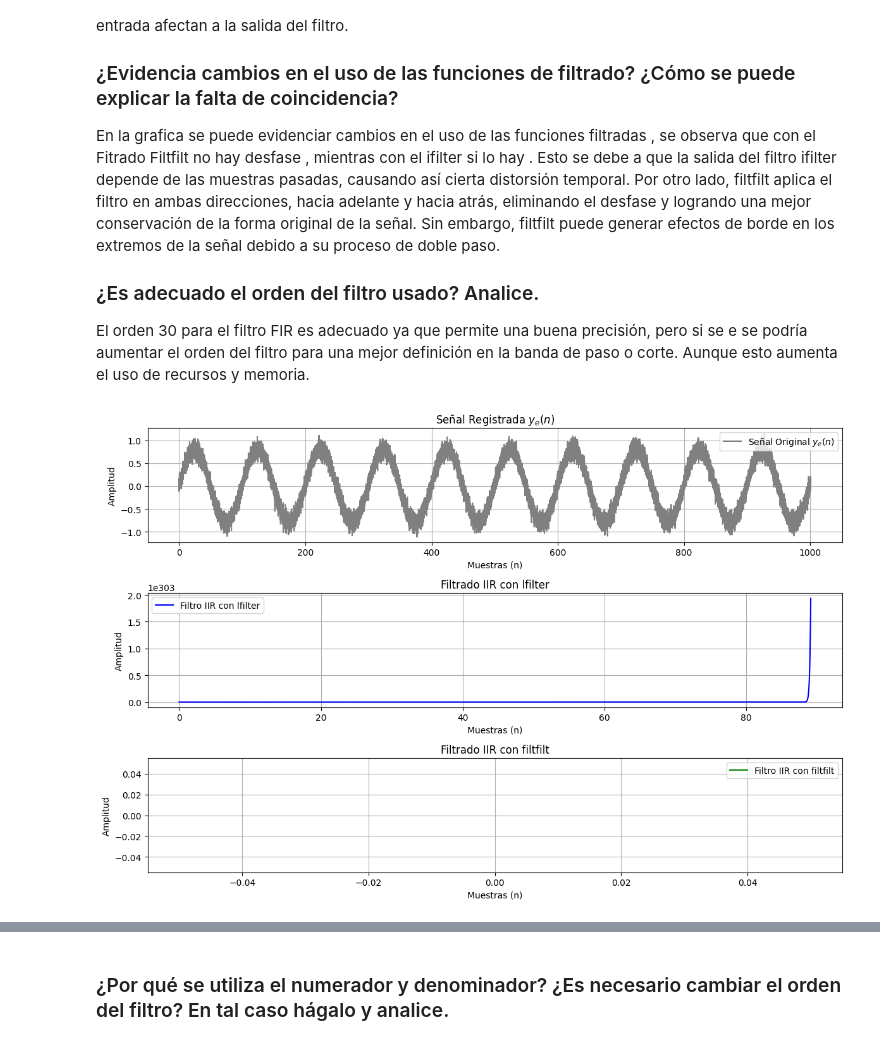
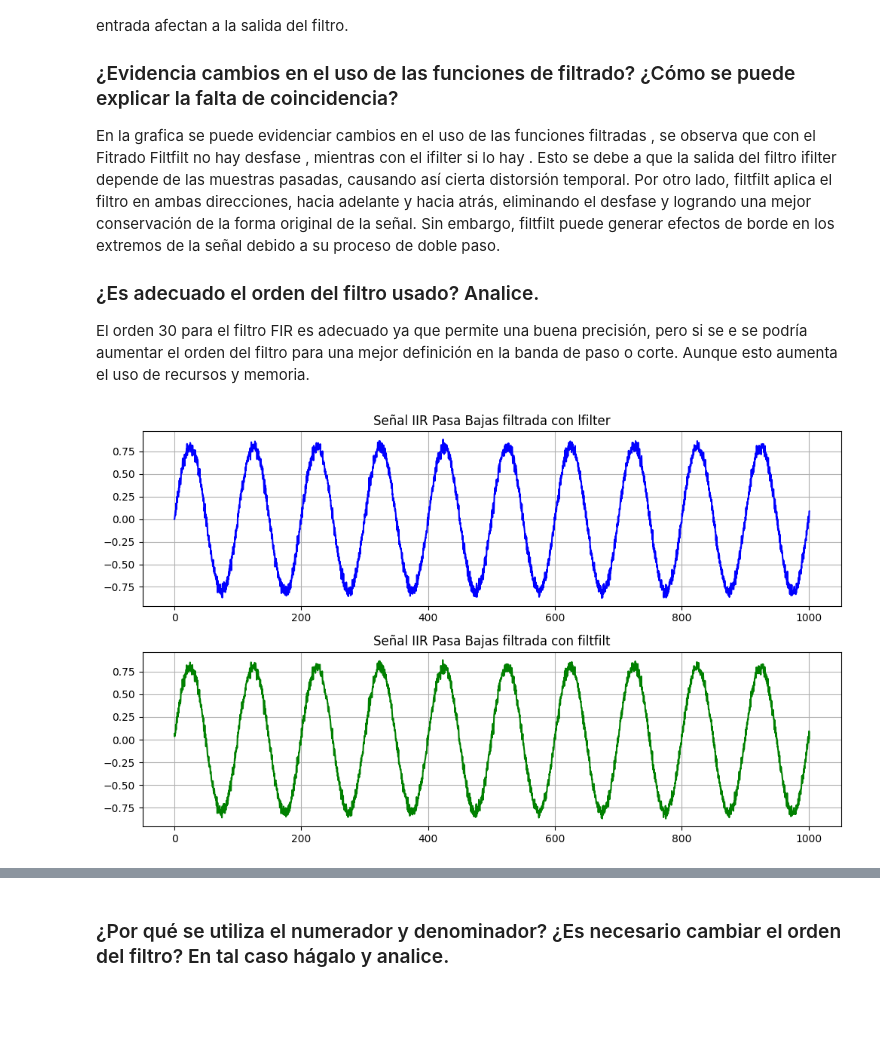
Before and after one commit to juandayo001/Biose-ales_20242, a Jupyter notebook: Practica6.ipynb, the cells around one changed output, grey strips where cells are left out. Cells and saved outputs as stored; diff of their text form; code cells hidden in the pictures; blank space fills up the shorter version.

```diff
--- a/Practica6.ipynb
+++ b/Practica6.ipynb
@@ -249,41 +306,28 @@ En la grafica se puede evidenciar cambios en el uso de las funciones filtradas ,
 
 ### ¿Es adecuado el orden del filtro usado? Analice.
 El orden 30 para el filtro FIR es adecuado ya que permite una buena precisión, pero si se e se podría aumentar el orden del filtro para una mejor definición en la banda de paso o corte. Aunque esto aumenta el uso de recursos y memoria.
-# %%
-# Filtrado IIR usando lfilter
-y_e_iir_low_lfilter = lfilter(b_iir_low, a_iir_low, y_e)
-
-# Filtrado IIR usando filtfilt
-y_e_iir_low_filtfilt = signal.filtfilt(b_iir_low, a_iir_low, y_e)
-
-# Gráficas para el filtro IIR
-plt.figure(figsize=(12, 8))
-
-plt.subplot(3, 1, 1)
-plt.plot(n, y_e, label='Señal Original $y_e(n)$', color='gray')
-plt.title('Señal Registrada $y_e(n)$')
-plt.xlabel('Muestras (n)')
-plt.ylabel('Amplitud')
-plt.grid()
-plt.legend()
-
-plt.subplot(3, 1, 2)
-plt.plot(n, y_e_iir_low_lfilter, label='Filtro IIR con lfilter', color='blue')
-plt.title('Filtrado IIR con lfilter')
-plt.xlabel('Muestras (n)')
-plt.ylabel('Amplitud')
-plt.grid()
-plt.legend()
-
-plt.subplot(3, 1, 3)
-plt.plot(n, y_e_iir_low_filtfilt, label='Filtro IIR con filtfilt', color='green')
-plt.title('Filtrado IIR con filtfilt')
-plt.xlabel('Muestras (n)')
-plt.ylabel('Amplitud')
-plt.grid()
-plt.legend()
-
-plt.tight_layout()
-plt.show()
-# %% [output]
-[figure, removed]
+# %%
+# Diseño del filtro IIR Pasa Bajas
+iir_lowpass = iirfilter(ordenIIR, wn1, btype='low', ftype='butter')
+
+# Filtrado usando lfilter y filtfilt (filtro IIR pasa bajas)
+ye_n_iir_lowpass_lfilter = lfilter(iir_lowpass[0], iir_lowpass[1], y_e)
+ye_n_iir_lowpass_filtfilt = filtfilt(iir_lowpass[0], iir_lowpass[1], y_e)
+
+# Gráfica de las señales filtradas IIR con lfilter y filtfilt
+plt.figure(figsize=(10, 6))
+
+plt.subplot(2, 1, 1)
+plt.plot(n, ye_n_iir_lowpass_lfilter, label='lfilter (Pasa Bajas IIR)', color='blue')
+plt.title('Señal IIR Pasa Bajas filtrada con lfilter')
+plt.grid(True)
+
+plt.subplot(2, 1, 2)
+plt.plot(n, ye_n_iir_lowpass_filtfilt, label='filtfilt (Pasa Bajas IIR)',color='green')
+plt.title('Señal IIR Pasa Bajas filtrada con filtfilt')
+plt.grid(True)
+
+plt.tight_layout()
+plt.show()
+# %% [output]
+[figure, added]
```
Also changed, not shown: parts of 16 cells of this notebook.
